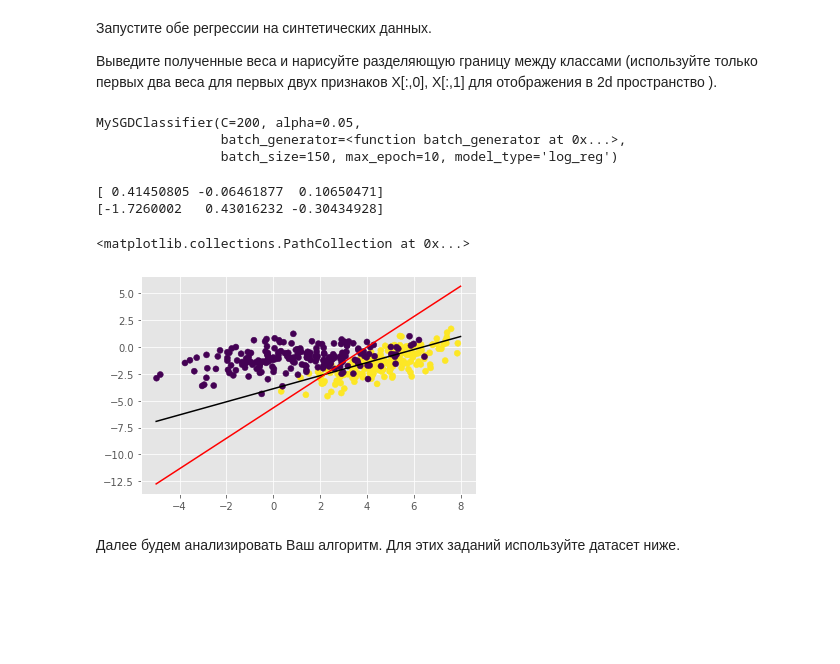
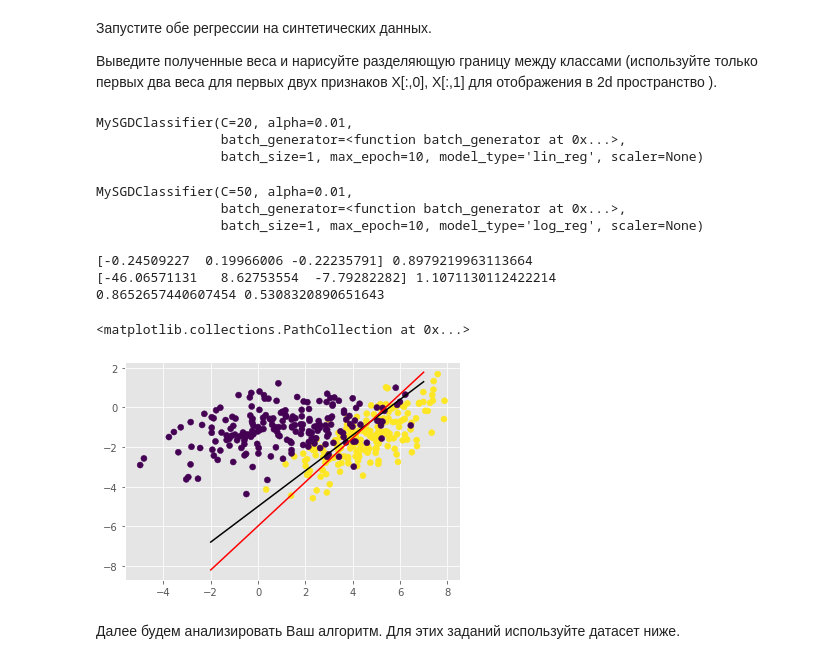
Before and after one commit to bulatral42/msu_ml_autumn_2020, a Jupyter notebook: valiahmetov_hw2.ipynb, the cells around one changed output. Saved outputs shown, nothing was run; the diff lists cells and outputs as text; code cells hidden in the pictures; blank space fills up the shorter version.

```diff
--- a/valiahmetov_hw2.ipynb
+++ b/valiahmetov_hw2.ipynb
@@ -500,8 +529,8 @@ class MySGDClassifier(BaseEstimator, ClassifierMixin):
 # %%
 # %%pycodestyle
 
-def plot_decision_boundary(clf, color='black'):
+def plot_decision_boundary(clf, trsh=0.5, color='black'):
     w = clf.weights
-    pts = np.linspace(-5, 8)
-    print(w)
-    plt.plot(pts, -(w[0] + w[1] * pts) / w[2], color=color)
+    pts = np.linspace(-2, 7)
+    print(w, -w[1]/w[2])
+    plt.plot(pts, -(w[0] - trsh + w[1] * pts) / w[2], color=color)
@@ -508,39 +549,37 @@ def plot_decision_boundary(clf, color='black'):
 # %%
 # %%pycodestyle
 
-my_clf_lin = MySGDClassifier(batch_generator, alpha=0.01, max_epoch=50,
-                             C=500, model_type='lin_reg', batch_size=5)
+my_clf_lin = MySGDClassifier(batch_generator, alpha=0.01, max_epoch=10,
+                             C=20, model_type='lin_reg', batch_size=1, scaler=None)
 my_clf_lin.fit(X, y)
-
-my_clf_log = MySGDClassifier(batch_generator, alpha=0.05, max_epoch=10,
-                             C=200, model_type='log_reg', batch_size=150)
-my_clf_log.fit(X, y)
 # %% [output]
-MySGDClassifier(C=200, alpha=0.05,
+MySGDClassifier(C=20, alpha=0.01,
                 batch_generator=<function batch_generator at 0x...>,
-                batch_size=150, max_epoch=10, model_type='log_reg')
+                batch_size=1, max_epoch=10, model_type='lin_reg', scaler=None)
-# %%
-# %%pycodestyle
-
-np.random.seed(0)
-
-C1 = np.array([[0., -0.8], [1.5, 0.8]])
-C2 = np.array([[1., -0.7], [2., 0.7]])
-gauss1 = np.dot(np.random.randn(200, 2) + np.array([5, 3]), C1)
-gauss2 = np.dot(np.random.randn(200, 2) + np.array([1.5, 0]), C2)
-
-X = np.vstack([gauss1, gauss2])
-y = np.r_[np.ones(200), np.zeros(200)]
-
-plot_decision_boundary(my_clf_lin, color='black')
-plot_decision_boundary(my_clf_log, color='red')
-
-plt.scatter(X[:, 0], X[:, 1], c=y)
-# %% [output]
-[ 0.41450805 -0.06461877  0.10650471]
-[-1.7260002   0.43016232 -0.30434928]
-<matplotlib.collections.PathCollection at 0x...>
-[figure, removed]
+# %%
+my_clf_log = MySGDClassifier(batch_generator, alpha=0.01, max_epoch=10,
+                             C=50, model_type='log_reg', batch_size=1, scaler=None)
+my_clf_log.fit(X, y)
+# %% [output]
+MySGDClassifier(C=50, alpha=0.01,
+                batch_generator=<function batch_generator at 0x...>,
+                batch_size=1, max_epoch=10, model_type='log_reg', scaler=None)
+# %%
+plot_decision_boundary(my_clf_lin, trsh=my_clf_lin.treshold, color='black')
+plot_decision_boundary(my_clf_log, trsh=my_clf_log.treshold, color='red')
+y_lin = my_clf_lin.predict(X)
+y_log = my_clf_log.predict(X)
+print(my_clf_lin.treshold, my_clf_log.treshold)
+#print(sigmoid(np.dot(np.c_[np.ones(X.shape[0]), X], my_clf_log.weights)) > 0.64)
+plt.scatter(X[:, 0], X[:, 1], c=y)
+# 1 - right
+# 0 - left
+# %% [output]
+[-0.24509227  0.19966006 -0.22235791] 0.8979219963113664
+[-46.06571131   8.62753554  -7.79282282] 1.1071130112422214
+0.8652657440607454 0.5308320890651643
+<matplotlib.collections.PathCollection at 0x...>
+[figure, added]
 # %% [markdown]
 Далее будем анализировать Ваш алгоритм.
 Для этих заданий используйте датасет ниже.
```
Also changed, not shown: parts of 17 cells of this notebook.
